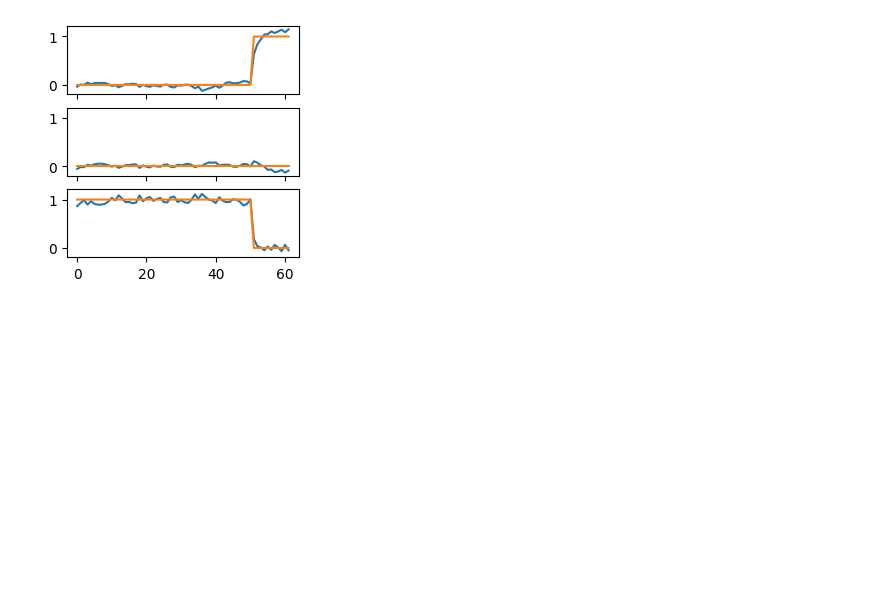
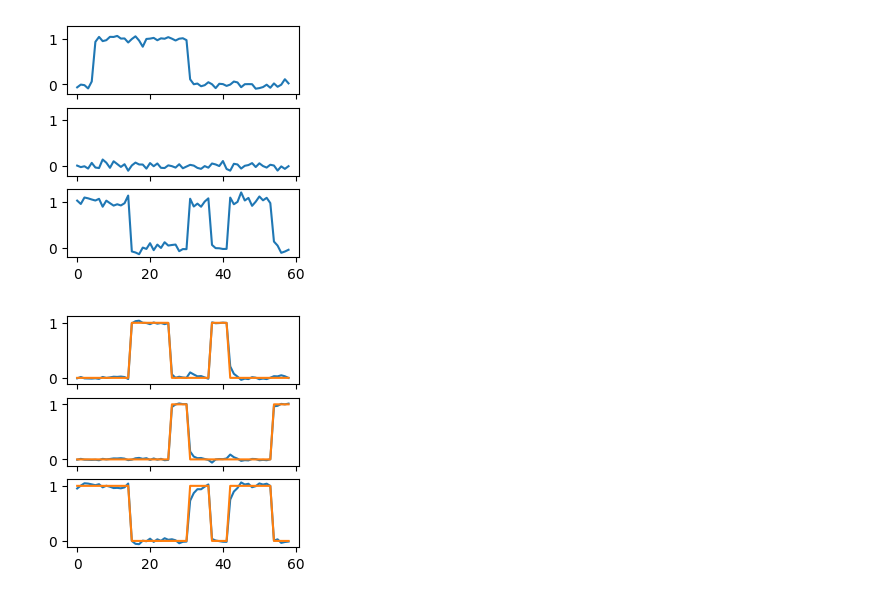
Before and after one commit to hzshan/context_inference_rnn, a Jupyter notebook: train.ipynb, the cells around one changed output. Drawn from its saved outputs; the diff is of its cells as text; code cells hidden in the pictures; blank space fills up the shorter version.

```diff
--- a/train.ipynb
+++ b/train.ipynb
@@ -82,8 +4,0 @@ epoch 14 test, batch 7, test loss: 0.0056
-# %%
-for itrial in range(15):
-    length = lengths[itrial]
-    print(np.unique(syz[:length, itrial, -1].cpu().numpy()))
-    fig, axes = plt.subplots(3, 1, figsize=(3, 3), sharey=True, sharex=True)
-    for iax in range(3):
-        axes[iax].plot(out[:length, itrial, iax].cpu().numpy())
-        axes[iax].plot(y[:length, itrial, iax].cpu().numpy())
@@ -117,0 +37,22 @@ for itrial in range(15):
+# %%
+task_list = ['PRO_D', 'PRO_M', 'ANTI_D', 'ANTI_M']
+z_list = ['F/D', 'S', 'R_P', 'R_M_P', 'R_A', 'R_M_A']
+dim_z = len(z_list)
+model_kwargs = {'dim_z': dim_z, 'rank': dim_z, 'dim_hid': 50, 'alpha': 0.5, 'gating_type': 3}
+if isinstance(model_kwargs['gating_type'], int):
+    model_kwargs['rank'] *= model_kwargs['gating_type']
+
+save_dir = './saved_models/cxtrnn_seq_gating' + str(model_kwargs['gating_type'])
+os.makedirs(save_dir, exist_ok=True)
+if os.path.isfile(save_dir + '/model.pth'):
+    device = torch.device("cuda:0" if torch.cuda.is_available() else "cpu")
+    model = CXTRNN(**model_kwargs).to(device)
+    save_dict = torch.load(save_dir + '/model.pth', map_location=torch.device(device))
+    model.load_state_dict(save_dict)
+    tr_loss_arr = np.load(save_dir + '/tr_loss.npy')
+    ts_loss_arr = np.load(save_dir + '/ts_loss.npy')
+else:
+    model, tr_loss_arr, ts_loss_arr = train_rnn_sequential(model_kwargs, seed=0, lr=0.01,
+                                                           batch_size=256, num_iter=500, n_trials_ts=200,
+                                                           task_list=task_list, z_list=z_list,
+                                                           verbose=True, save_dir=save_dir)
@@ -135,25 +92,28 @@ for iz in range(6):
 # %%
-epoch_str = 'F/D->S->F/D->R_P'
-x = np.random.choice([0, 1])
+epoch_str = 'F/D->S->R_P->R_A->F/D->R_M_P->F/D->R_M_A' #
+x = 0#np.random.choice([0, 1])
 sig_s = 0.05
 sig_y = 0
 p_stay = 0.9
 min_Te = 5
-z_list=['F/D', 'S', 'R_P', 'R_M_P', 'R_A', 'R_M_A']
 sy, boundaries = compose_trial(epoch_str, {'theta_task': x}, sig_s, sig_y, p_stay, min_Te)
 all_Te = np.diff([0] + list(boundaries))
 z = [[z_list.index(cur)] * Te for cur, Te in zip(epoch_str.split('->'), all_Te)]
 z = np.array([j for i in z for j in i])[:, None]
 syz = np.concatenate([sy['s'], sy['y'], z], axis=-1)
 syz = torch.tensor(syz[:, None, :], dtype=torch.float32)
 syz = syz.to(device)
 s, y, z = syz[..., :3], syz[..., 3:6], syz[..., -1]
-z = F.one_hot(z.to(torch.int64), num_classes=6).float()
+z = F.one_hot(z.to(torch.int64), num_classes=dim_z).float()
 with torch.no_grad():
     out = model(s, z)
 fig, axes = plt.subplots(3, 1, figsize=(3, 3), sharey=True, sharex=True)
 for iax in range(3):
+    axes[iax].plot(s[:, :, iax].cpu().numpy())
+fig, axes = plt.subplots(3, 1, figsize=(3, 3), sharey=True, sharex=True)
+for iax in range(3):
     axes[iax].plot(out[:, :, iax].cpu().numpy())
     axes[iax].plot(y[:, :, iax].cpu().numpy())
 # %% [output]
-[figure, old version]
+[figure, new version]
+[figure, added]
```
Also changed, not shown: parts of 12 cells of this notebook, 1 other file.
